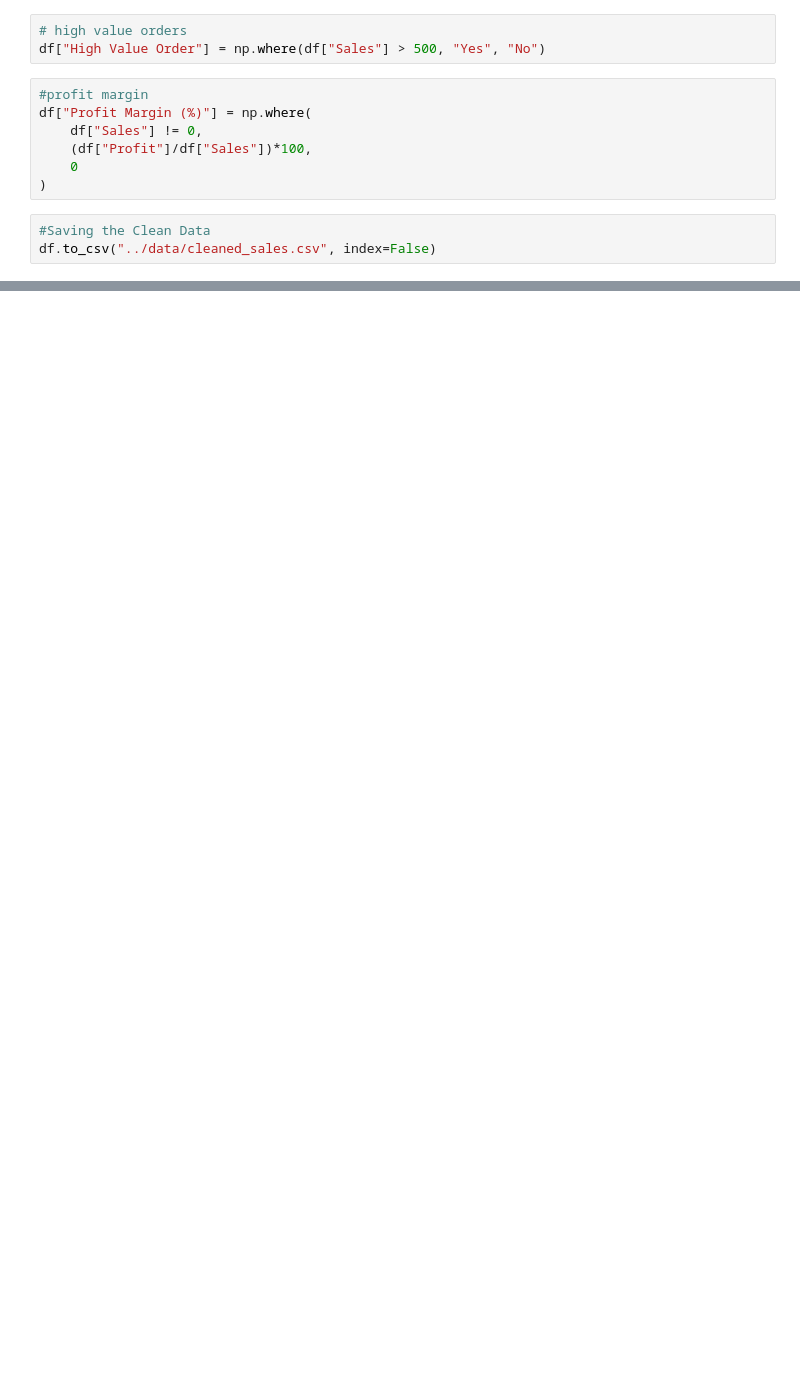
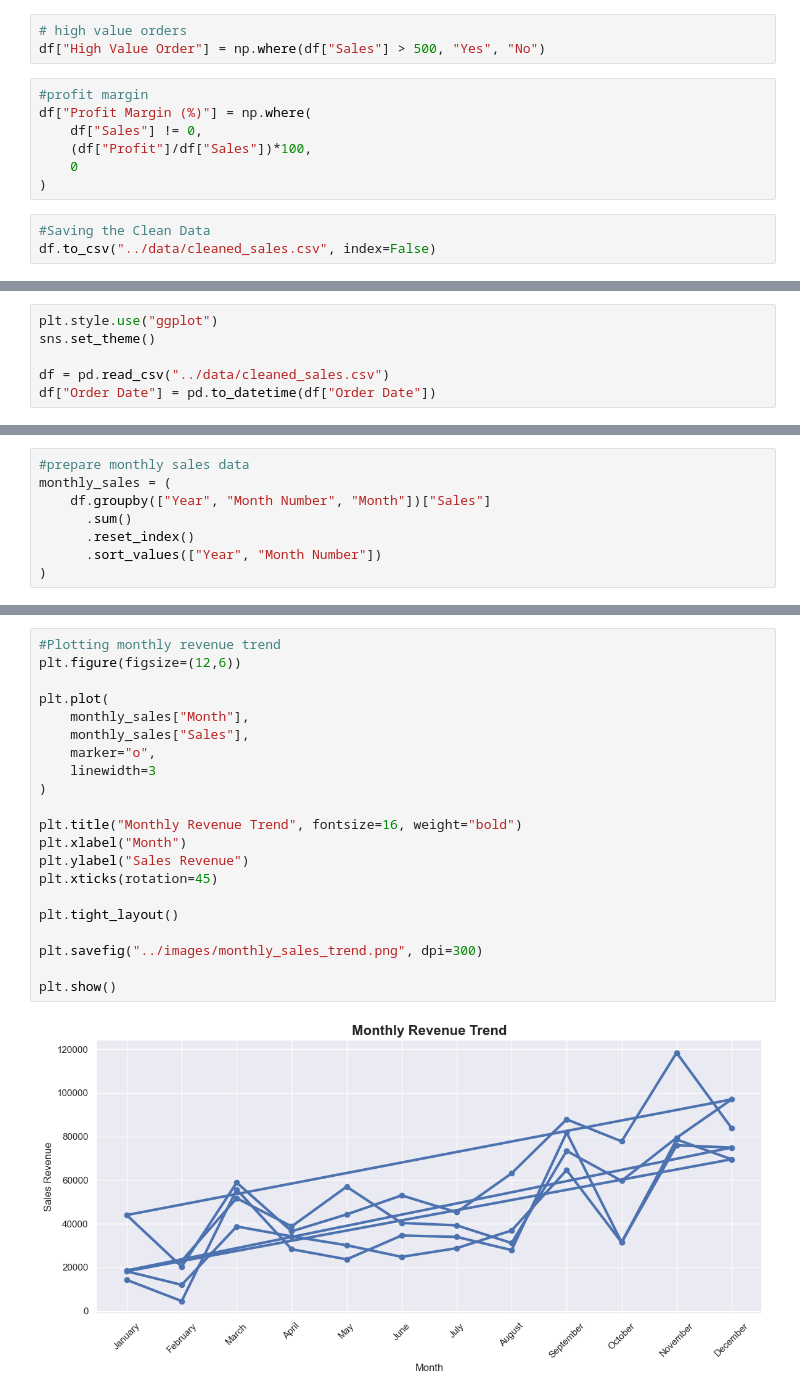
Before and after one commit to PriyaSumbria/ecommerce-sales-analytics-dashboard, a Jupyter notebook: Notebooks/ecommerce_sales_analysis.ipynb, the cells around one changed output, grey strips where cells are left out. Cells and saved outputs as stored; diff of their text form; blank space fills up the shorter version.

Commit message:
Added KPI calculations and sales trend visualizations

```diff
--- a/Notebooks/ecommerce_sales_analysis.ipynb
+++ b/Notebooks/ecommerce_sales_analysis.ipynb
@@ -94,0 +257,6 @@ Business Insights
+# %%
+plt.style.use("ggplot")
+sns.set_theme()
+
+df = pd.read_csv("../data/cleaned_sales.csv")
+df["Order Date"] = pd.to_datetime(df["Order Date"])
@@ -94,0 +300,8 @@ Business Insights
+# %%
+#prepare monthly sales data
+monthly_sales = (
+    df.groupby(["Year", "Month Number", "Month"])["Sales"]
+      .sum()
+      .reset_index()
+      .sort_values(["Year", "Month Number"])
+)
@@ -94,0 +317,23 @@ Business Insights
+# %%
+#Plotting monthly revenue trend
+plt.figure(figsize=(12,6))
+
+plt.plot(
+    monthly_sales["Month"],
+    monthly_sales["Sales"],
+    marker="o",
+    linewidth=3
+)
+
+plt.title("Monthly Revenue Trend", fontsize=16, weight="bold")
+plt.xlabel("Month")
+plt.ylabel("Sales Revenue")
+plt.xticks(rotation=45)
+
+plt.tight_layout()
+
+plt.savefig("../images/monthly_sales_trend.png", dpi=300)
+
+plt.show()
+# %% [output]
+[figure, added]
```
Also changed, not shown: parts of 41 cells of this notebook, 7 other files.
